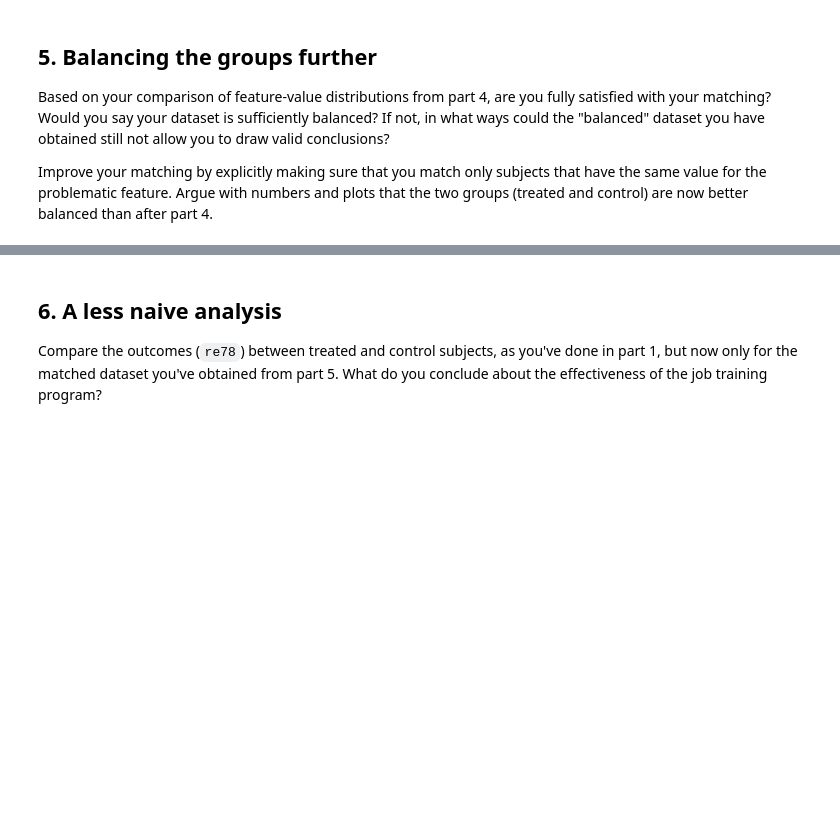
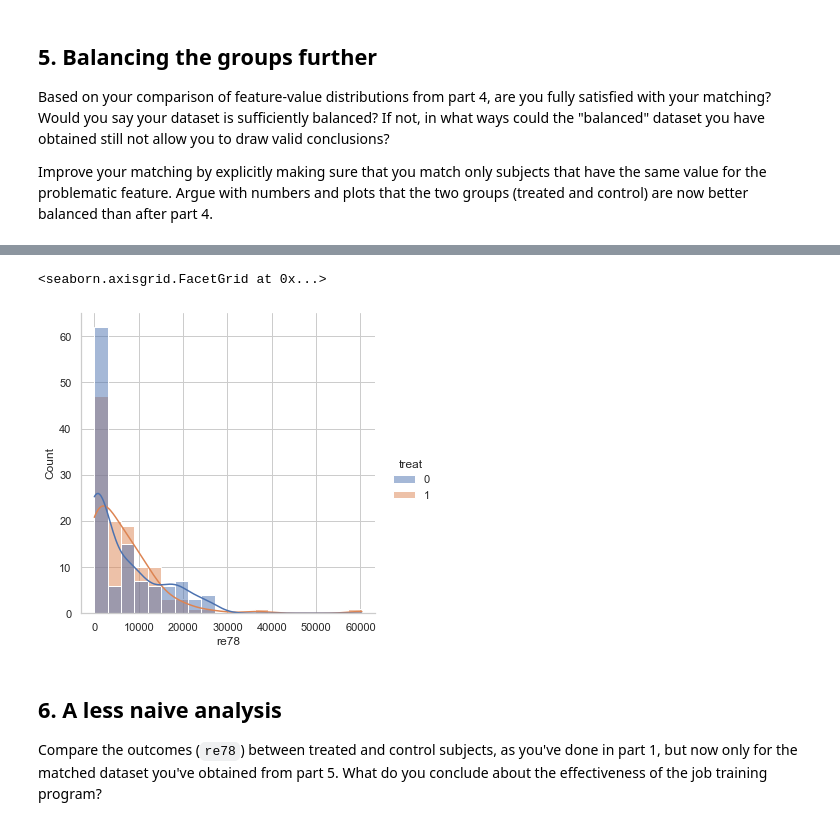
Before and after one commit to MegaCookies88/2020, a Jupyter notebook: Tutorials/05 - Observational studies/Observational studies exercise-Copy1.ipynb, the cells around one changed output, grey strips where cells are left out. Cells and saved outputs as stored; diff of their text form; code cells hidden in the pictures; blank space fills up the shorter version.

```diff
--- a/Tutorials/05 - Observational studies/Observational studies exercise-Copy1.ipynb
+++ b/Tutorials/05 - Observational studies/Observational studies exercise-Copy1.ipynb
@@ -237,3 +260,23 @@ Argue with numbers and plots that the two groups (treated and control) are now b
+# %%
+G = nx.Graph()
+
+for control in df[df['treat']==0].iterrows():
+    for treated in df[df['treat']==1].iterrows():
+        # Adds an edge only if the individuals have the same race
+        if (control[1]['black'] == treated[1]['black']) and (control[1]['hispan'] == treated[1]['hispan']):
+            similarity = np.abs(scores[control[0]]-scores[treated[0]])
+            G.add_weighted_edges_from([(control[0], treated[0], similarity)])
+
+matching = nx.max_weight_matching(G)
+
+new_sample = sorted(chain(*matching))
+
+new_df = df.iloc[new_sample]
+# %%
+sns.displot(new_df, x='re78', hue='treat', kind='hist', kde=True)
+# %% [output]
+<seaborn.axisgrid.FacetGrid at 0x...>
+[figure, added]
 # %% [markdown]
 ## 6. A less naive analysis
 
```
Also changed, not shown: parts of 7 cells of this notebook.
